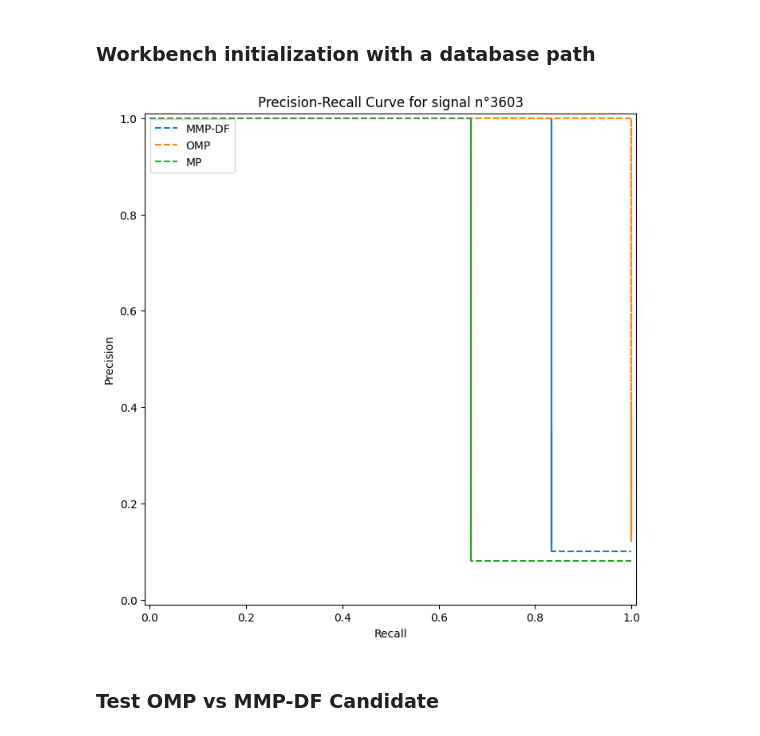
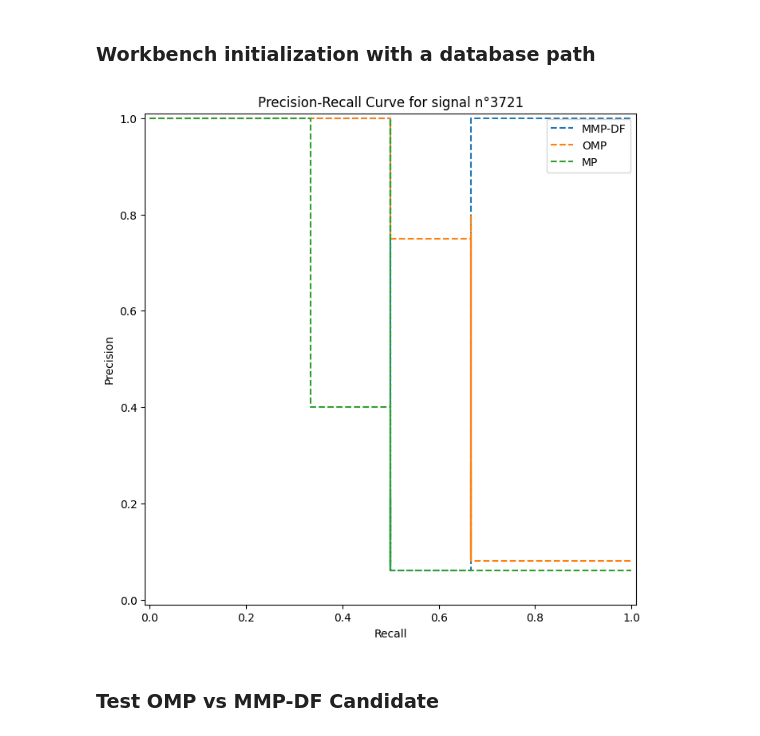
Before and after one commit to yanisgomes/csc, a Jupyter notebook: examples/icassp_prc_debug.ipynb, the cells around one changed output. Cells and saved outputs as stored; diff of their text form; code cells hidden in the pictures.

```diff
--- a/examples/icassp_prc_debug.ipynb
+++ b/examples/icassp_prc_debug.ipynb
@@ -43,9 +43,9 @@ with open(path_to_signals_db, 'r') as f:
 
 id0 = next(x['id'] for x in signals_results if x['sparsity'] == 6 and x['snr'] == 10)
 # %%
-workbench.displayPRCurveComparisonFromId(path_to_mmpdf_db, path_to_mp_db, id0+3, max_branches=10, max_sparsity=50, verbose=False)
+workbench.displayPRCurveComparisonFromId(path_to_mmpdf_db, path_to_mp_db, id0+121, max_branches=10, max_sparsity=50, verbose=False)
 # %% [output]
-[figure, old version]
+[figure, new version]
 # %% [markdown]
 ### Test OMP vs MMP-DF Candidate
 # %%
```
Also changed, not shown: parts of 4 cells of this notebook, 10 other files.
